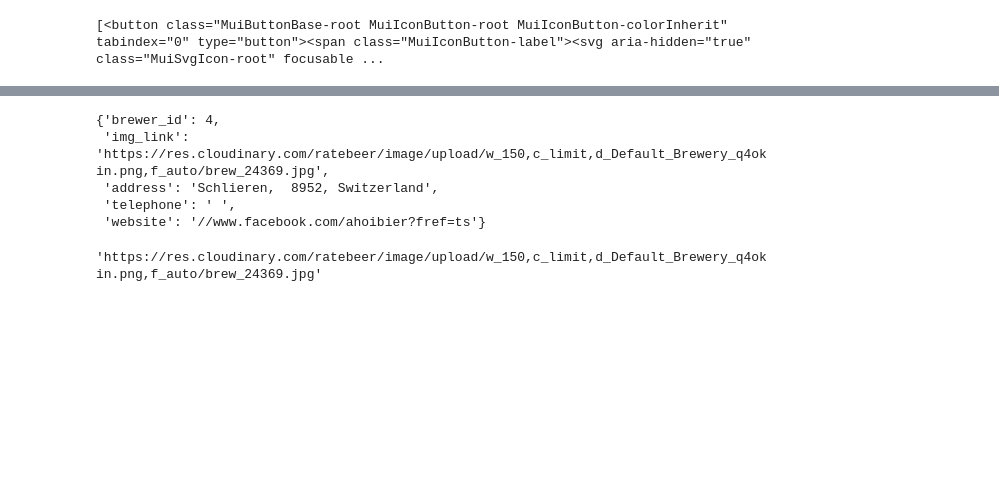
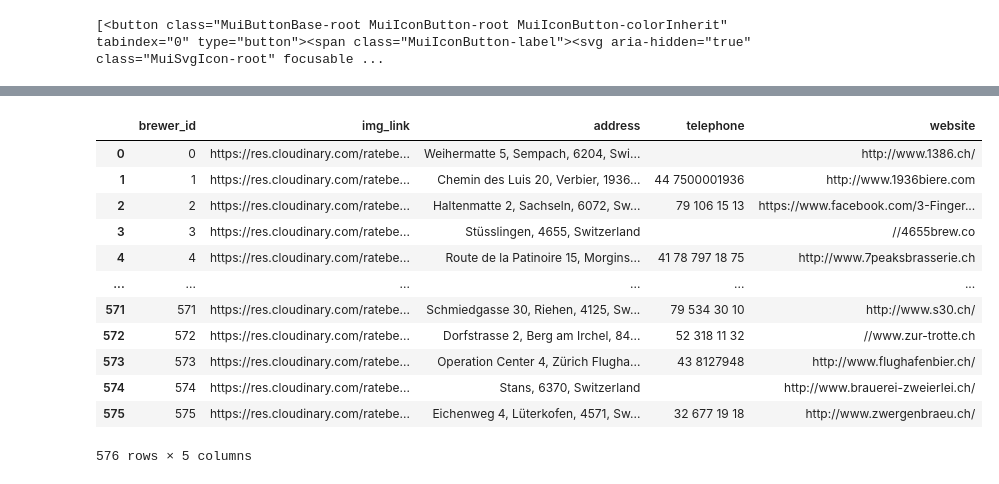
Before and after one commit to nrbernier/swiss-beer-map, a Jupyter notebook: swiss-beer-map.ipynb, the cells around one changed output, grey strips where cells are left out. Saved outputs shown, nothing was run; the diff lists cells and outputs as text; code cells hidden in the pictures; blank space fills up the shorter version.

```diff
--- a/swiss-beer-map.ipynb
+++ b/swiss-beer-map.ipynb
@@ -1234,12 +1215,0 @@ page = BeautifulSoup(load_RB_page(breweries_ch_RB_df.loc[12,'link']))
-# %%
-treat_brewery_info_RB(page, 4)
-# %% [output]
-{'brewer_id': 4,
- 'img_link': 'https://res.cloudinary.com/ratebeer/image/upload/w_150,c_limit,d_Default_Brewery_q4okin.png,f_auto/brew_24369.jpg',
- 'address': 'Schlieren,  8952, Switzerland',
- 'telephone': ' ',
- 'website': '//www.facebook.com/ahoibier?fref=ts'}
-# %%
-test_brewer_page_RB(driver)
-# %% [output]
-'https://res.cloudinary.com/ratebeer/image/upload/w_150,c_limit,d_Default_Brewery_q4okin.png,f_auto/brew_24369.jpg'
@@ -1245,0 +1220,16 @@ test_brewer_page_RB(driver)
+# %%
+brewers_info_df
+# %% [output]
+|  | brewer_id | img_link | address | telephone | website |
+| 0 | 0 | https://res.cloudinary.com/ratebe... | Weihermatte 5, Sempach, 6204, Swi... |  | http://www.1386.ch/ |
+| 1 | 1 | https://res.cloudinary.com/ratebe... | Chemin des Luis 20, Verbier, 1936... | 44 7500001936 | http://www.1936biere.com |
+| 2 | 2 | https://res.cloudinary.com/ratebe... | Haltenmatte 2, Sachseln, 6072, Sw... | 79 106 15 13 | https://www.facebook.com/3-Finger... |
+| 3 | 3 | https://res.cloudinary.com/ratebe... | Stüsslingen, 4655, Switzerland |  | //4655brew.co |
+| 4 | 4 | https://res.cloudinary.com/ratebe... | Route de la Patinoire 15, Morgins... | 41 78 797 18 75 | http://www.7peaksbrasserie.ch |
+| ... | ... | ... | ... | ... | ... |
+| 571 | 571 | https://res.cloudinary.com/ratebe... | Schmiedgasse 30, Riehen, 4125, Sw... | 79 534 30 10 | http://www.s30.ch/ |
+| 572 | 572 | https://res.cloudinary.com/ratebe... | Dorfstrasse 2, Berg am Irchel, 84... | 52 318 11 32 | //www.zur-trotte.ch |
+| 573 | 573 | https://res.cloudinary.com/ratebe... | Operation Center 4, Zürich Flugha... | 43 8127948 | http://www.flughafenbier.ch/ |
+| 574 | 574 | https://res.cloudinary.com/ratebe... | Stans, 6370, Switzerland |  | http://www.brauerei-zweierlei.ch/ |
+| 575 | 575 | https://res.cloudinary.com/ratebe... | Eichenweg 4, Lüterkofen, 4571, Sw... | 32 677 19 18 | http://www.zwergenbraeu.ch/ |
+576 rows × 5 columns
```
Also changed, not shown: parts of 25 cells of this notebook.
